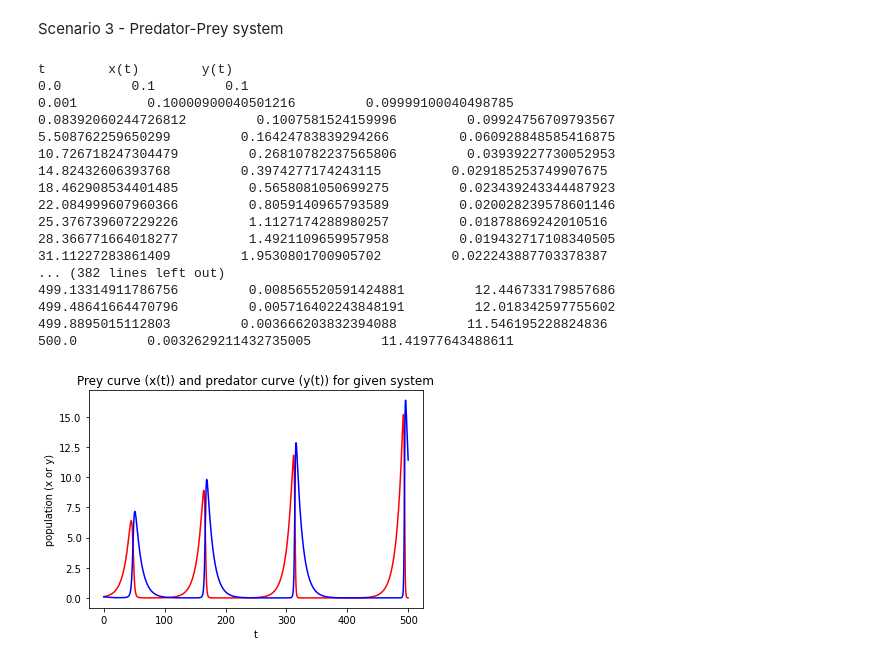
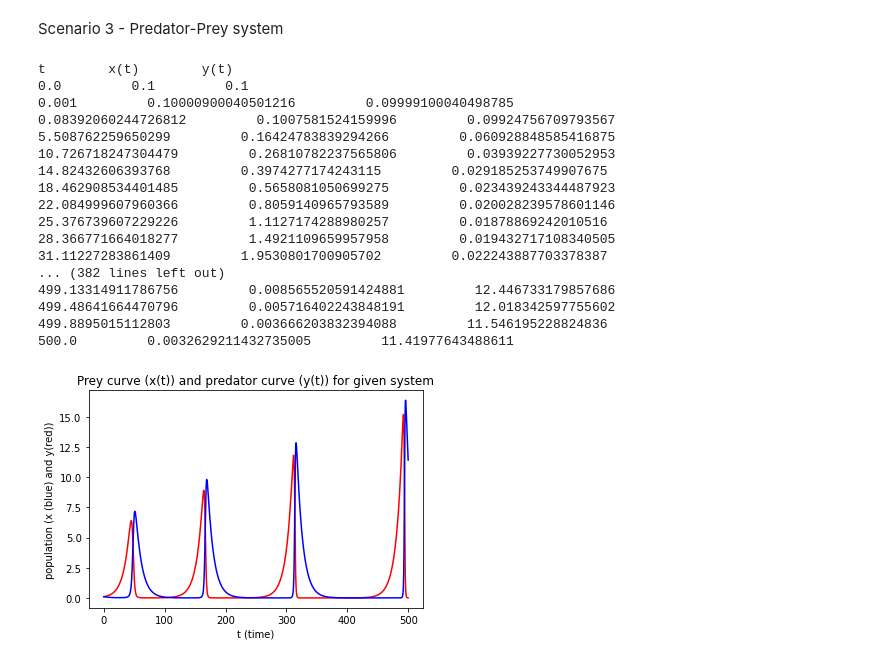
Before and after one commit to ratuldas6/P346_Project_Report, a Jupyter notebook: ASRK_execution.ipynb, the cells around one changed output. Drawn from its saved outputs; the diff is of its cells as text; code cells hidden in the pictures.

```diff
--- a/ASRK_execution.ipynb
+++ b/ASRK_execution.ipynb
@@ -150,36 +150,36 @@ epsilon_pp = 0.000001
 population = adaptive_step_rk_2var(h_initial, t_initial, t_final, x0, y0, prey_rate, pred_rate, epsilon_pp)
 
 print('t       ', 'x(t)', '       y(t)')
 print(t_initial,'       ', x0,'       ', y0)
 for i in range(len(population[0])):
     print(population[0][i],'       ', population[1][i],'       ', population[2][i])
 print()
 
 plt.plot(population[0], population[1], 'r-')
 plt.plot(population[0], population[2], 'b-')
 plt.title("Prey curve (x(t)) and predator curve (y(t)) for given system")
-plt.xlabel("t")
-plt.ylabel("population (x or y)")
+plt.xlabel("t (time)")
+plt.ylabel("population (x (blue) and y(red))")
 plt.show()
 # %% [output]
 t        x(t)        y(t)
 0.0         0.1         0.1
 0.001         0.10000900040501216         0.09999100040498785
 0.08392060244726812         0.1007581524159996         0.09924756709793567
 5.508762259650299         0.16424783839294266         0.060928848585416875
 10.726718247304479         0.26810782237565806         0.03939227730052953
 14.82432606393768         0.3974277174243115         0.029185253749907675
 18.462908534401485         0.5658081050699275         0.023439243344487923
 22.084999607960366         0.8059140965793589         0.020028239578601146
 25.376739607229226         1.1127174288980257         0.01878869242010516
 28.366771664018277         1.4921109659957958         0.019432717108340505
 31.11227283861409         1.9530801700905702         0.022243887703378387
 ... (382 lines left out)
 499.13314911786756         0.008565520591424881         12.446733179857686
 499.48641664470796         0.005716402243848191         12.018342597755602
 499.8895015112803         0.003666203832394088         11.546195228824836
 500.0         0.0032629211432735005         11.41977643488611
-[figure, old version]
+[figure, new version]
 # %%
 def prey_rate(t, x, y):
     a = 0.3 #birth rate for rabbits
```
Also changed, not shown: parts of 2 cells of this notebook.
